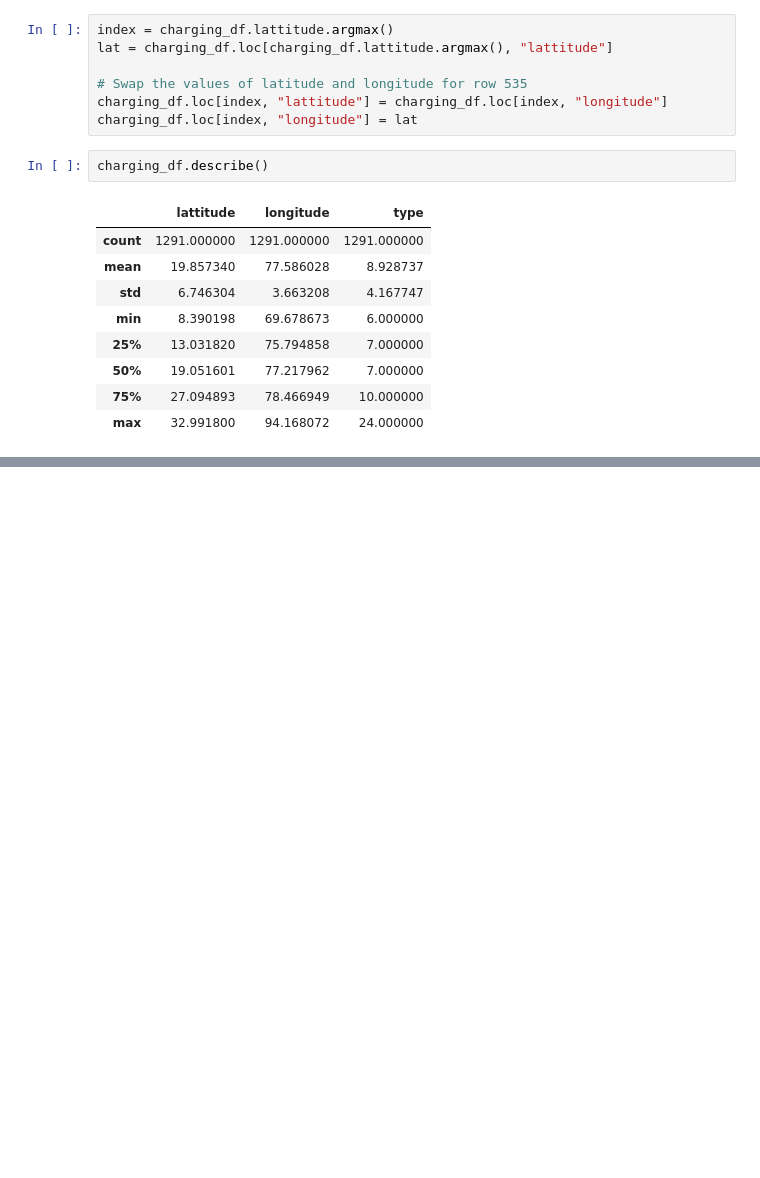
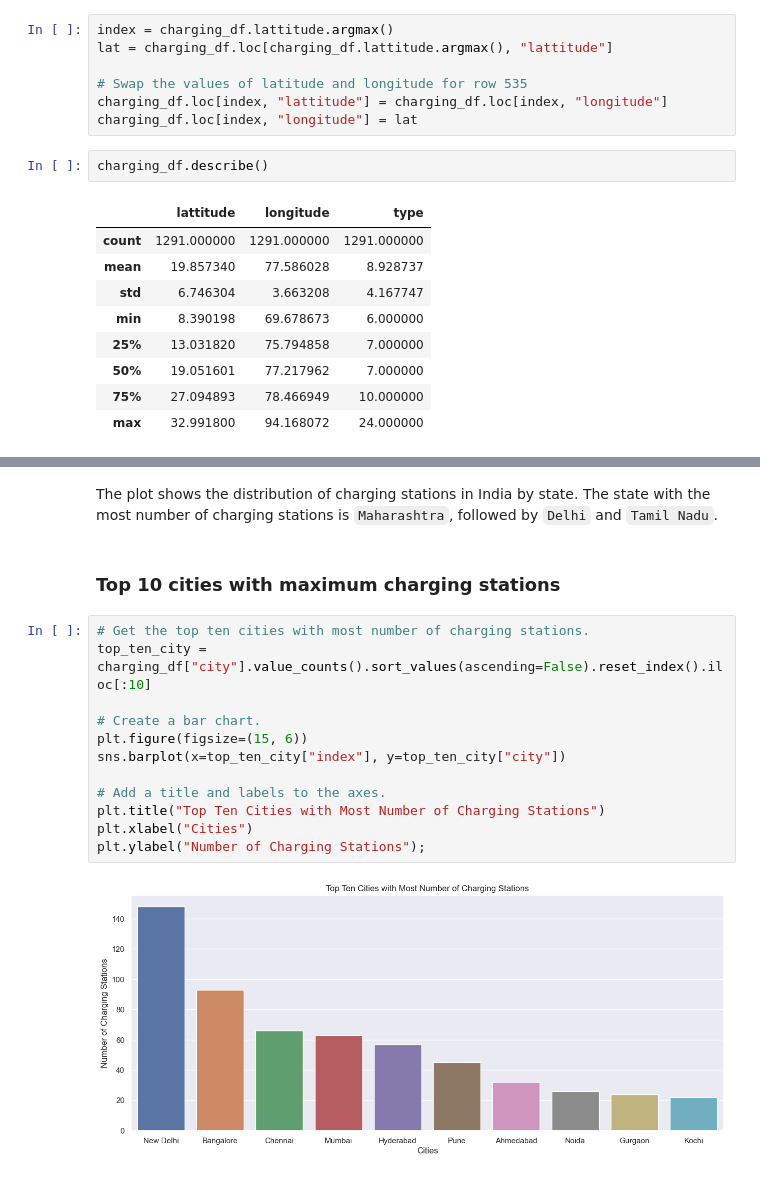
Before and after one commit to KratikMehta/EV-Market-Segmentation-in-India, a Jupyter notebook: Market_Segmentation.ipynb, the cells around one changed output, grey strips where cells are left out. Drawn from its saved outputs; the diff is of its cells as text; blank space fills up the shorter version.

```diff
--- a/Market_Segmentation.ipynb
+++ b/Market_Segmentation.ipynb
@@ -107,0 +177,18 @@ charging_df.head()
+# %% [markdown]
+The plot shows the distribution of charging stations in India by state. The state with the most number of charging stations is `Maharashtra`, followed by `Delhi` and `Tamil Nadu`.
+# %% [markdown]
+### Top 10 cities with maximum charging stations
+# %%
+# Get the top ten cities with most number of charging stations.
+top_ten_city = charging_df["city"].value_counts().sort_values(ascending=False).reset_index().iloc[:10]
+
+# Create a bar chart.
+plt.figure(figsize=(15, 6))
+sns.barplot(x=top_ten_city["index"], y=top_ten_city["city"])
+
+# Add a title and labels to the axes.
+plt.title("Top Ten Cities with Most Number of Charging Stations")
+plt.xlabel("Cities")
+plt.ylabel("Number of Charging Stations");
+# %% [output]
+[figure, added]
```
Also changed, not shown: parts of 34 cells of this notebook, 2 other files.
